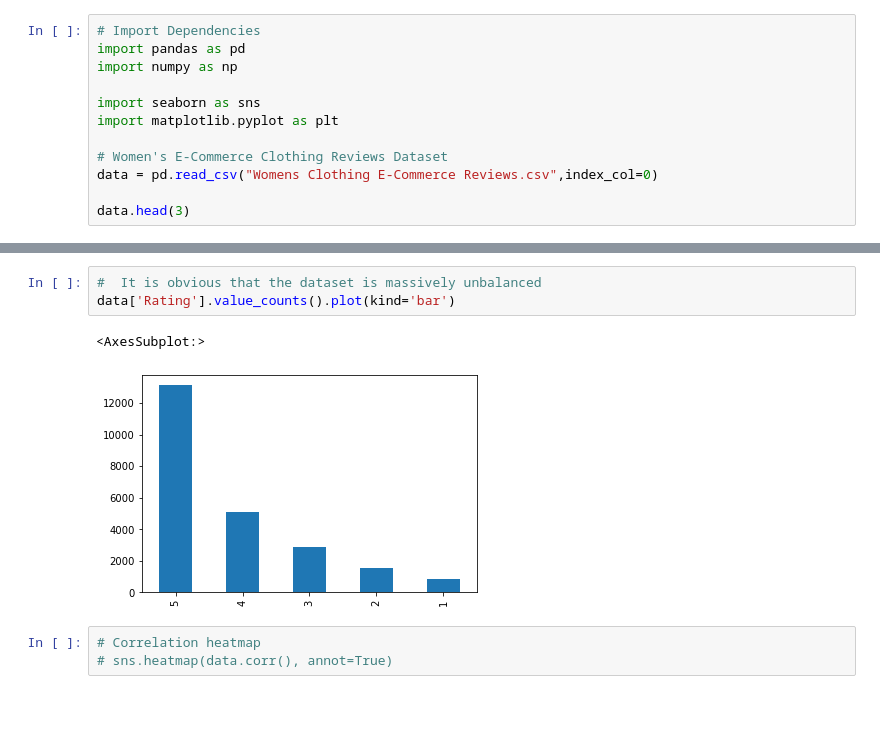
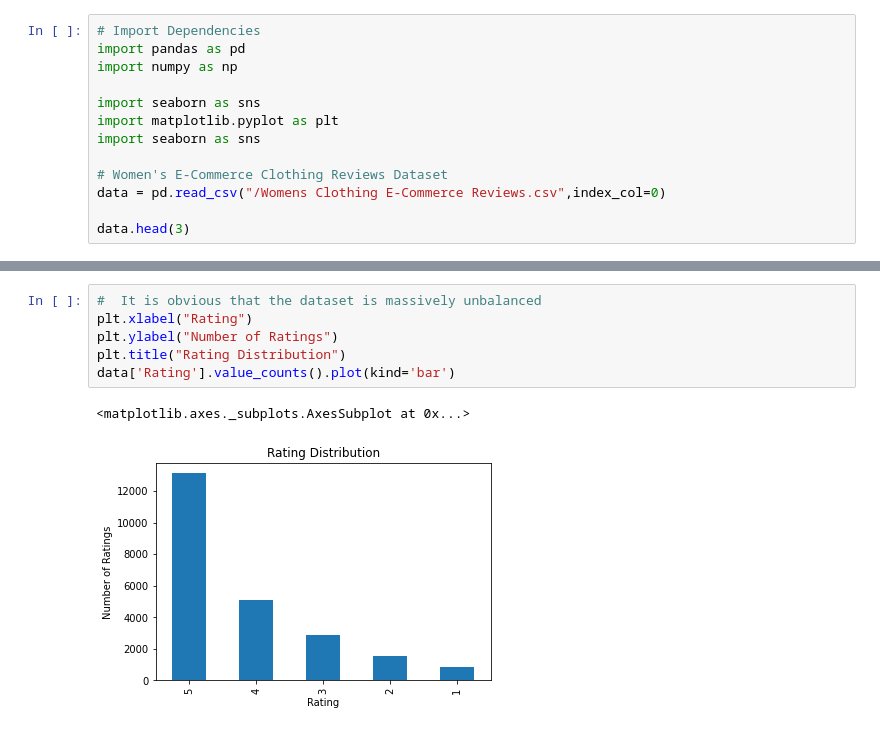
Before and after one commit to adrianvuong/322-Project, a Jupyter notebook: CP322 Project Chris Updated.ipynb, the cells around one changed output, grey strips where cells are left out. Drawn from its saved outputs; the diff is of its cells as text; blank space fills up the shorter version.

```diff
--- a/CP322 Project Chris Updated.ipynb
+++ b/CP322 Project Chris Updated.ipynb
@@ -5,9 +11,10 @@ import numpy as np
 
 import seaborn as sns
 import matplotlib.pyplot as plt
+import seaborn as sns
 
 # Women's E-Commerce Clothing Reviews Dataset
-data = pd.read_csv("Womens Clothing E-Commerce Reviews.csv",index_col=0)
+data = pd.read_csv("/Womens Clothing E-Commerce Reviews.csv",index_col=0)
 
 data.head(3)
 # %% [output]
@@ -17,10 +24,10 @@ data.head(3)
 | 2 | 1077 | 60 | Some major design flaws | I had such high hopes for this dr... | 3 | 0 | 0 | ... |
 # %%
 #  It is obvious that the dataset is massively unbalanced
+plt.xlabel("Rating")
+plt.ylabel("Number of Ratings")
+plt.title("Rating Distribution")
 data['Rating'].value_counts().plot(kind='bar')
 # %% [output]
-<AxesSubplot:>
+<matplotlib.axes._subplots.AxesSubplot at 0x...>
-[figure, old version]
+[figure, new version]
-# %%
-# Correlation heatmap
-# sns.heatmap(data.corr(), annot=True)
```
Also changed, not shown: parts of 18 cells of this notebook.
